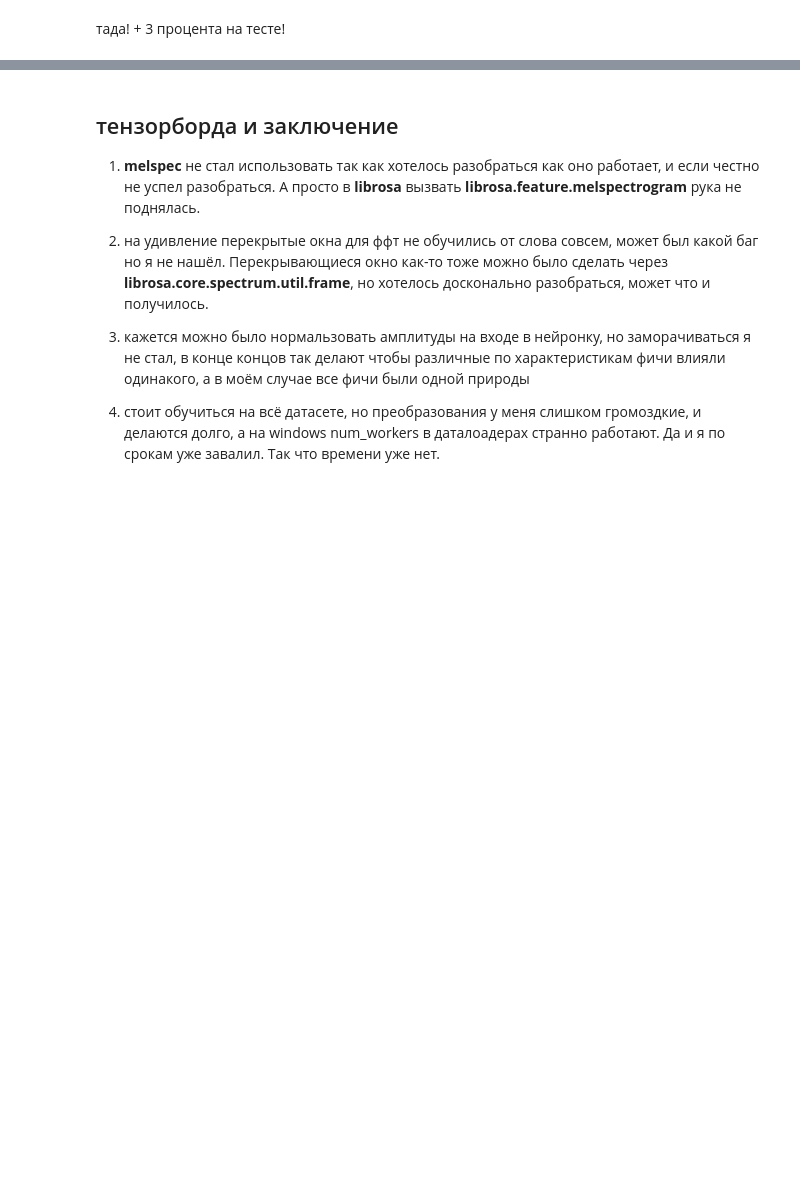
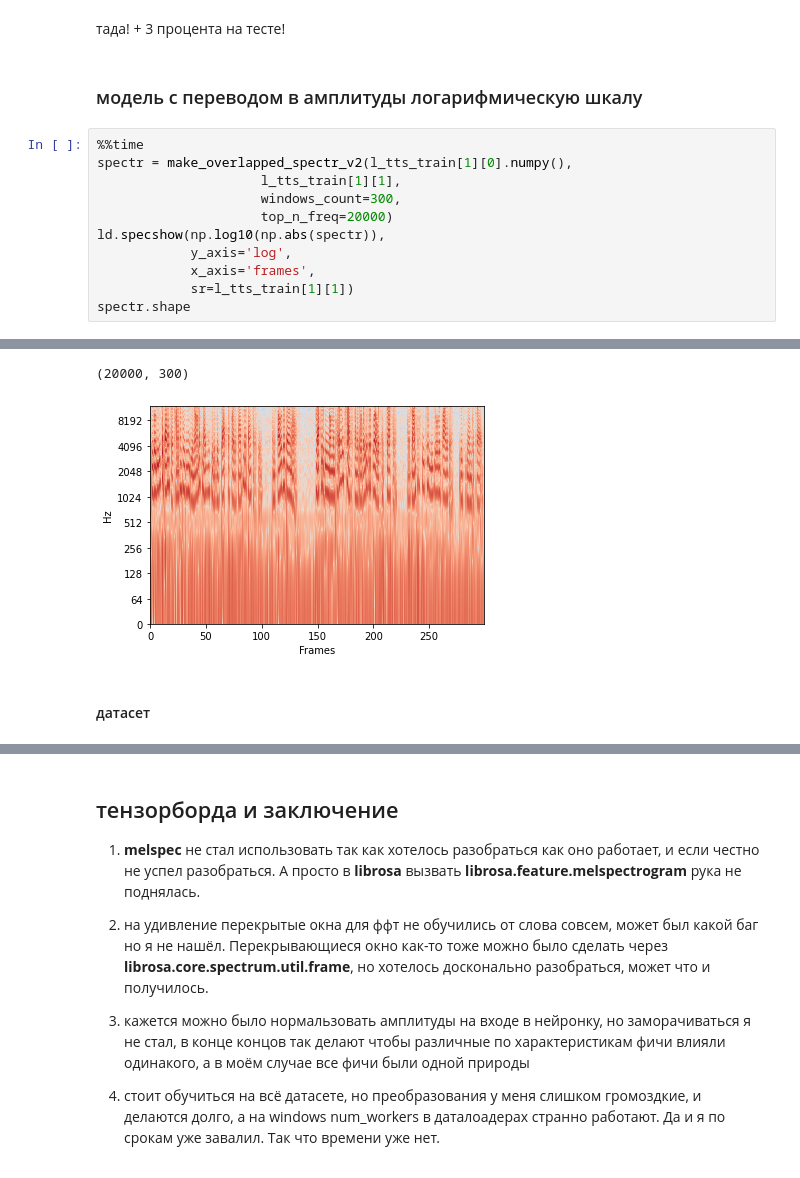
Before and after one commit to aupuzikov/huawei, a Jupyter notebook: main.ipynb, the cells around one changed output, grey strips where cells are left out. Cells and saved outputs as stored; diff of their text form; blank space fills up the shorter version.

```diff
--- a/main.ipynb
+++ b/main.ipynb
@@ -843,3 +843,17 @@ with torch.no_grad():
 0.763
 # %% [markdown]
 тада! + 3 процента на тесте!
+# %% [markdown]
+### модель с переводом в амплитуды логарифмическую шкалу
+# %%
+%%time
+spectr = make_overlapped_spectr_v2(l_tts_train[1][0].numpy(),
+                     l_tts_train[1][1],
+                     windows_count=300,
+                     top_n_freq=20000)
+ld.specshow(np.log10(np.abs(spectr)),
+            y_axis='log',
+            x_axis='frames',
+            sr=l_tts_train[1][1])
+spectr.shape
+# %% [output]
@@ -845,0 +861,4 @@ with torch.no_grad():
+(20000, 300)
+[figure, added]
+# %% [markdown]
+#### датасет
```
Also changed, not shown: parts of 16 cells of this notebook, 3 other files.
